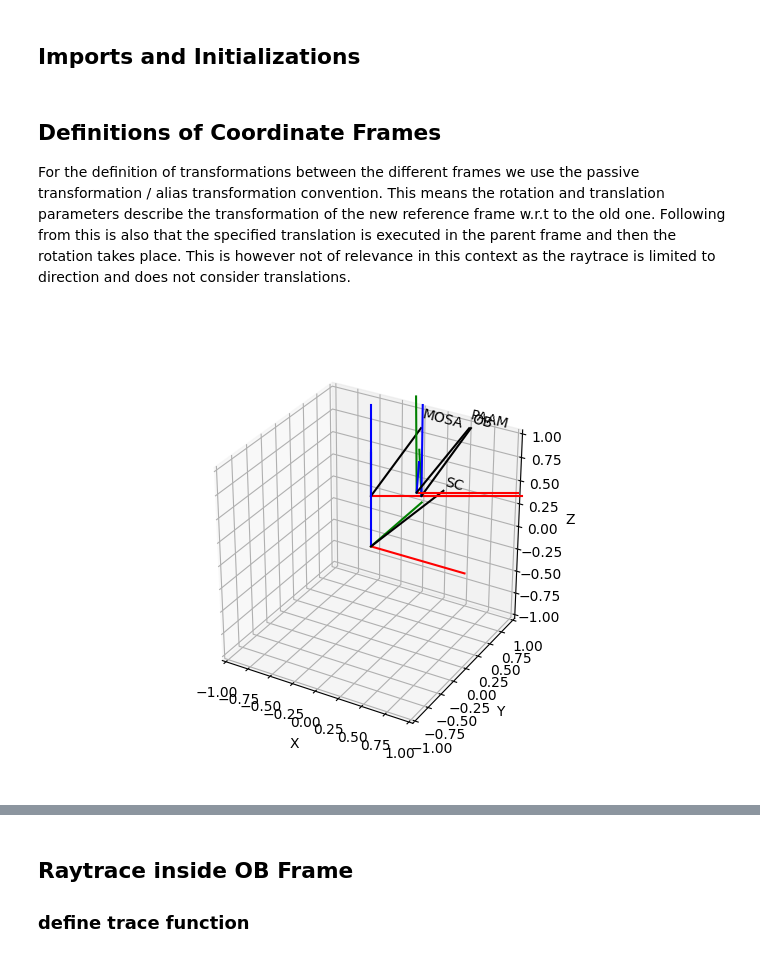
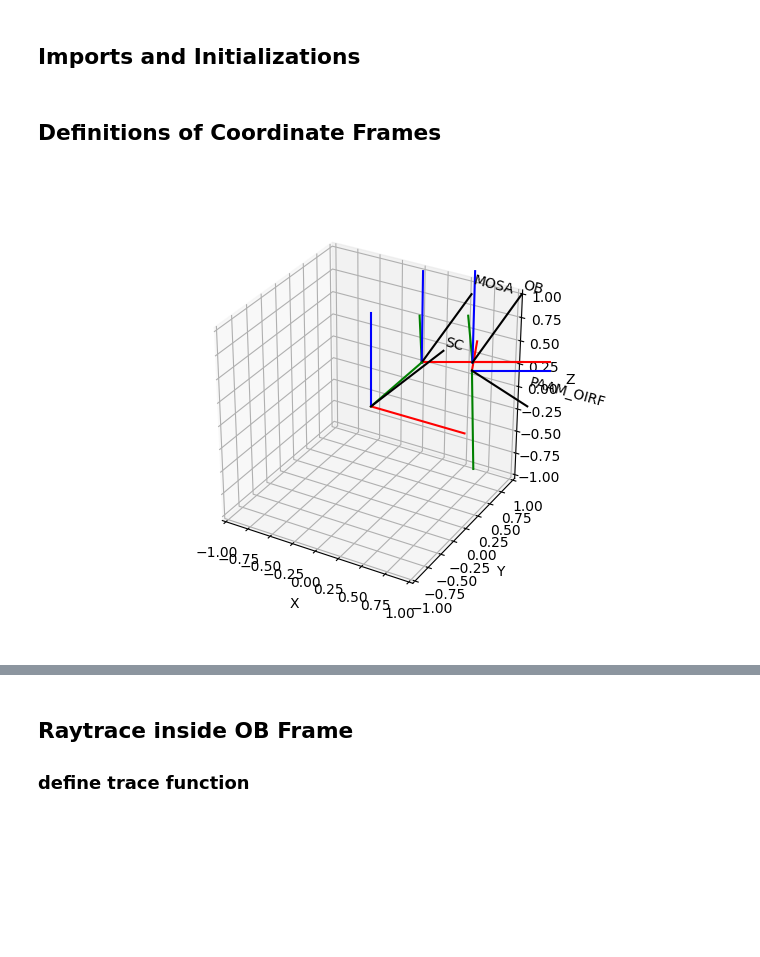
Before and after one commit to eliasbreunig/PAA_analysis, a Jupyter notebook: paa_angles.ipynb, the cells around one changed output, grey strips where cells are left out. Drawn from its saved outputs; the diff is of its cells as text; code cells hidden in the pictures; blank space fills up the shorter version.

Commit message:
consolidation of translation sequence

```diff
--- a/paa_angles.ipynb
+++ b/paa_angles.ipynb
@@ -13,37 +13,44 @@ from transforms3d.utils import normalized_vector as nvector
 import pytransform3d as p3d
 from pytransform3d.transform_manager import TransformManager
 
-tm = TransformManager()
+# init the scenegraph
+sg = TransformManager()
 
 X = 0
 Y = 1
 Z = 2
-# %% [markdown]
-## Definitions of Coordinate Frames
-For the definition of transformations between the different frames we use the passive transformation / alias transformation convention.
-This means the rotation and translation parameters describe the transformation of the new reference frame w.r.t to the old one.
-Following from this is also that the specified translation is executed in the parent frame and then the rotation takes place. This is however not of relevance in this context as the raytrace is limited to direction and does not consider translations.
+# %% [markdown]
+## Definitions of Coordinate Frames
 # %%
 # Definition of:
 # the MOSA frame relative to the SC frame (rotation of 30deg aroung Z to match constellation angle plus some arbitrary translation)
-sc2mosa1_trafo = p3d.transformations.transform_from(p3d.rotations.passive_matrix_from_angle(Z, 30./180.*np.pi),[0,-1,0])
+sc2mosa1_trafo_trans = p3d.transformations.transform_from(np.identity(3),np.multiply(-1,[0,1,0])) # translation in parent coordinates
+sc2mosa1_trafo_rot = p3d.transformations.transform_from(p3d.rotations.passive_matrix_from_angle(Z, 30./180.*np.pi),[0,0,0])
+
+sc2mosa1_trafo = sc2mosa1_trafo_rot @ sc2mosa1_trafo_trans
+
 # the OB frame relative to the MOSA frame (just a translation along X)
-mosa2ob_trafo = p3d.transformations.transform_from(p3d.rotations.passive_matrix_from_angle(Z, 0.),[-0.5,0,0])
+mosa2ob_trafo = p3d.transformations.transform_from(np.identity(3),np.multiply(-1,[0.5,0,0]))
 # the PAAM frame relative to the MOSA frame (just a translation along X)
-ob2paam_trafo = p3d.transformations.transform_from(p3d.rotations.passive_matrix_from_angle(X, 45./180.*np.pi),[0.05,0,-0.12])
+ob2paam_trafo_trans = p3d.transformations.transform_from(np.identity(3),np.multiply(-1,[0.0,0.05,-0.12]))
+ob2paam_trafo_rot1 = p3d.transformations.transform_from(p3d.rotations.passive_matrix_from_angle(X, -135./180.*np.pi),[0,0,0])
+ob2paam_trafo_rot2 = p3d.transformations.transform_from(p3d.rotations.passive_matrix_from_angle(Y, 90./180.*np.pi),[0,0,0])
 
-tm.add_transform("SC","MOSA", sc2mosa1_trafo)
-tm.add_transform("MOSA","OB", mosa2ob_trafo)
-tm.add_transform("OB","PAAM", ob2paam_trafo)
+ob2paam_trafo = ob2paam_trafo_rot2 @ ob2paam_trafo_rot1 @ ob2paam_trafo_trans
+
+# add the transformation to the scenegraph
+sg.add_transform("SC","MOSA", sc2mosa1_trafo)
+sg.add_transform("MOSA","OB", mosa2ob_trafo)
+sg.add_transform("OB","PAAM_OIRF", ob2paam_trafo)
 
 # definition of the rotation matrix that rotates the paam mirror normal in the OB frame aroung the paam eta angle
 # this is a lambda that accepts a single rotation angle (to avoid mistakes) and returns the full rotation matrix
 # which is then used to modify the nominal paam mirror normal.
 paam_static_rotation_OB =  lambda rot: t3d.axangles.axangle2mat([0,-1,-1], rot, is_normalized=False)
 # %%
-ax = tm.plot_frames_in("SC", s=1)
+ax = sg.plot_frames_in("SC", s=1)
 pyplot.show()
 # %% [output]
-[figure, old version]
+[figure, new version]
 # %%
 
```
Also changed, not shown: parts of 2 cells of this notebook, 1 other file.
